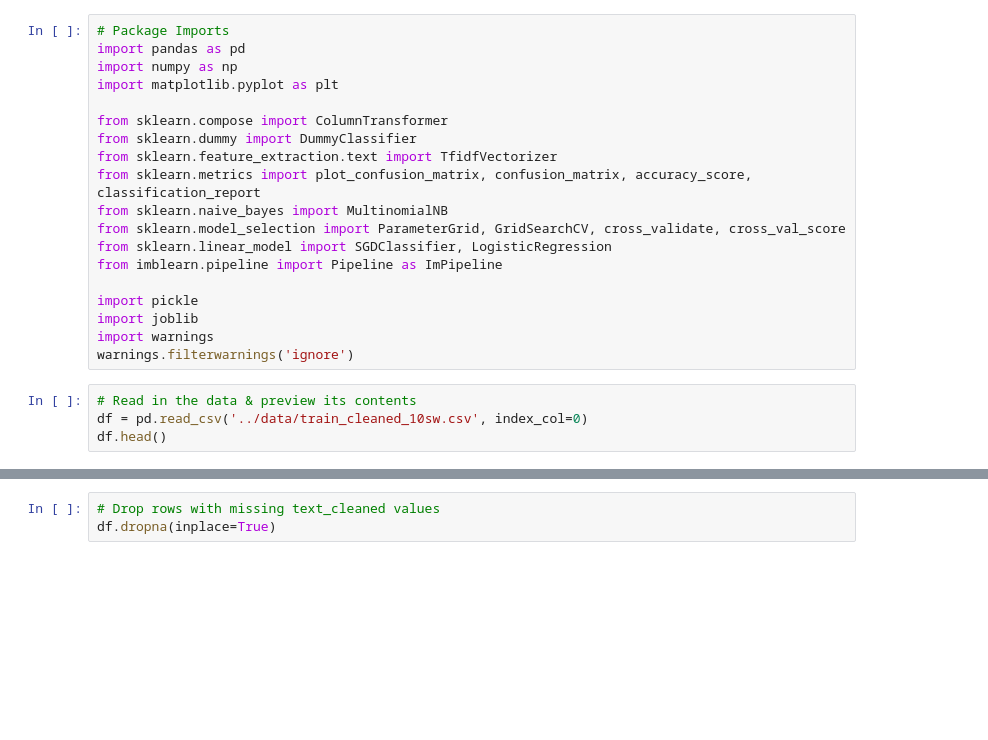
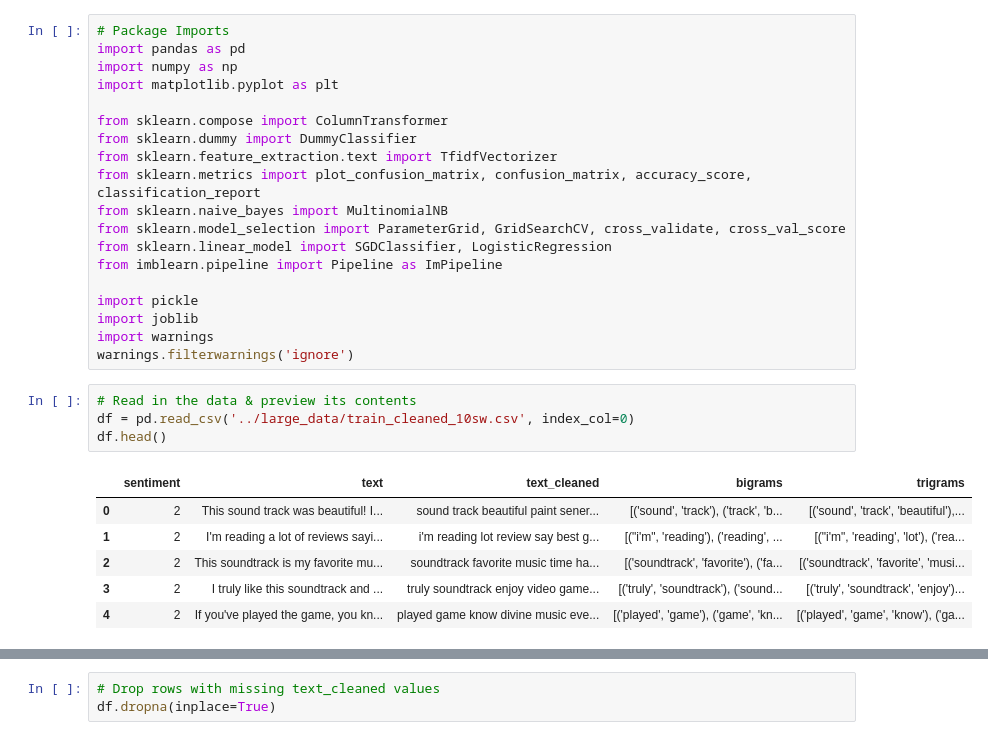
Before and after one commit to ThomasHChapman/classifying_user_reviews, a Jupyter notebook: working_notebooks/Stopwords_modeling_nb_10words.ipynb, the cells around one changed output, grey strips where cells are left out. Drawn from its saved outputs; the diff is of its cells as text; blank space fills up the shorter version.

```diff
--- a/working_notebooks/Stopwords_modeling_nb_10words.ipynb
+++ b/working_notebooks/Stopwords_modeling_nb_10words.ipynb
@@ -43,7 +43,14 @@ import warnings
 warnings.filterwarnings('ignore')
 # %%
 # Read in the data & preview its contents
-df = pd.read_csv('../data/train_cleaned_10sw.csv', index_col=0)
+df = pd.read_csv('../large_data/train_cleaned_10sw.csv', index_col=0)
 df.head()
+# %% [output]
+|  | sentiment | text | text_cleaned | bigrams | trigrams |
+| 0 | 2 | This sound track was beautiful! I... | sound track beautiful paint sener... | [('sound', 'track'), ('track', 'b... | [('sound', 'track', 'beautiful'),... |
+| 1 | 2 | I'm reading a lot of reviews sayi... | i'm reading lot review say best g... | [("i'm", 'reading'), ('reading', ... | [("i'm", 'reading', 'lot'), ('rea... |
+| 2 | 2 | This soundtrack is my favorite mu... | soundtrack favorite music time ha... | [('soundtrack', 'favorite'), ('fa... | [('soundtrack', 'favorite', 'musi... |
+| 3 | 2 | I truly like this soundtrack and ... | truly soundtrack enjoy video game... | [('truly', 'soundtrack'), ('sound... | [('truly', 'soundtrack', 'enjoy')... |
+| 4 | 2 | If you've played the game, you kn... | played game know divine music eve... | [('played', 'game'), ('game', 'kn... | [('played', 'game', 'know'), ('ga... |
 # %%
 df.info()
```
Also changed, not shown: parts of 60 cells of this notebook.
